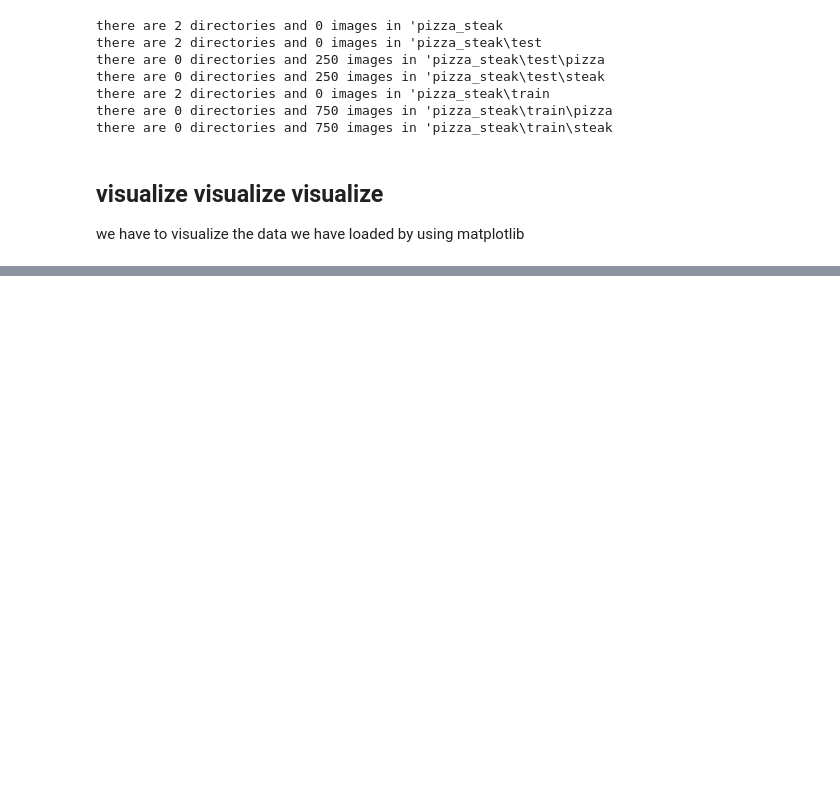
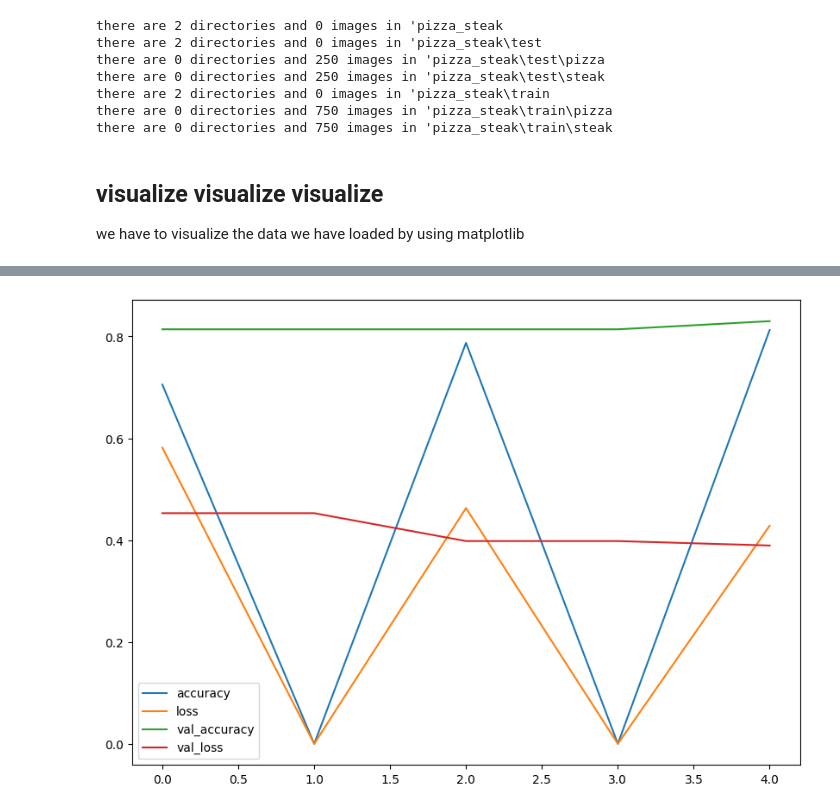
Before and after one commit to Fijaz8/CNN-BINARY-CLASSIFICATION-PROJECT, a Jupyter notebook: cnn_binary_classsification.ipynb, the cells around one changed output, grey strips where cells are left out. Saved outputs shown, nothing was run; the diff lists cells and outputs as text; code cells hidden in the pictures; blank space fills up the shorter version.

```diff
--- a/cnn_binary_classsification.ipynb
+++ b/cnn_binary_classsification.ipynb
@@ -120,0 +220,5 @@ image shape: (512, 512, 3) Name:pizza
+# %%
+import pandas as pd
+pd.DataFrame(history_1.history).plot(figsize=(10, 7));
+# %% [output]
+[figure, added]
```
Also changed, not shown: parts of 8 cells of this notebook.
